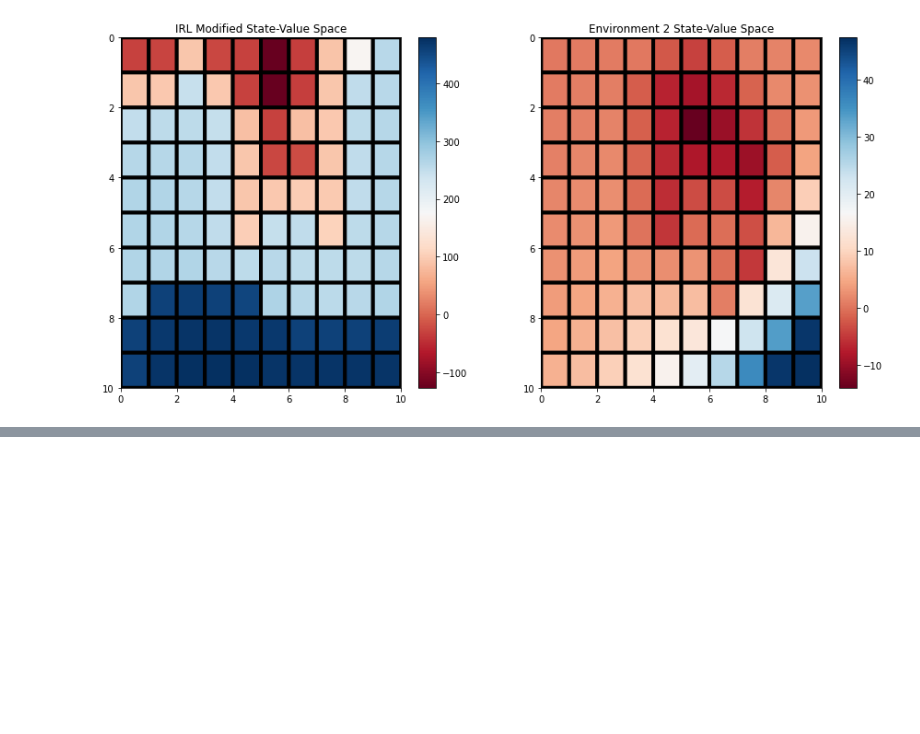
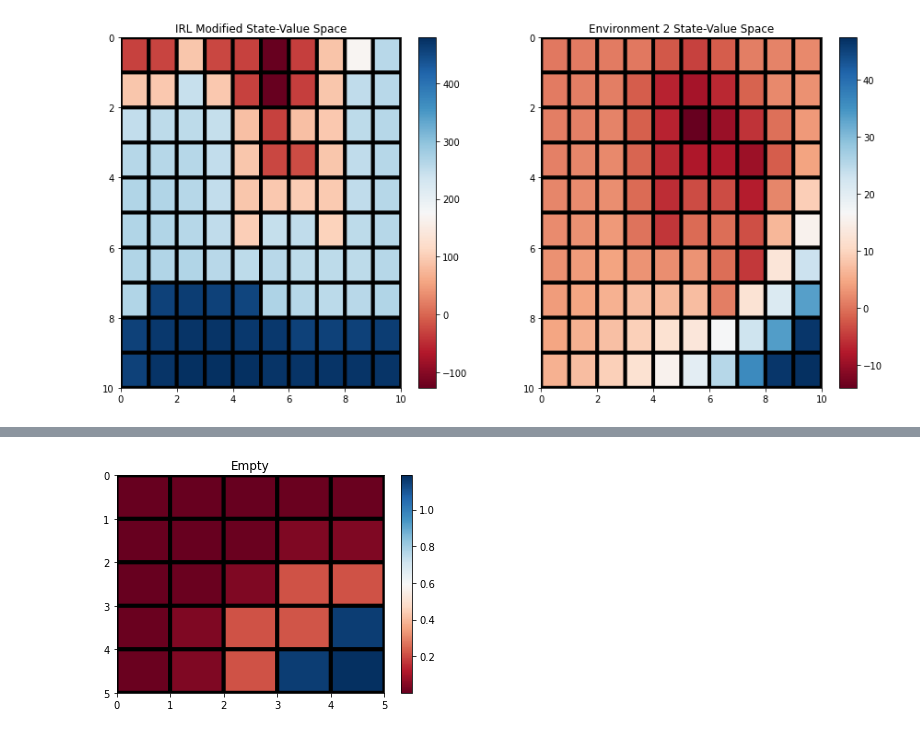
Before and after one commit to mlpotter/ECENGR232E-80, a Jupyter notebook: project_3/project3_MLP.ipynb, the cells around one changed output, grey strips where cells are left out. Saved outputs shown, nothing was run; the diff lists cells and outputs as text; code cells hidden in the pictures; blank space fills up the shorter version.

```diff
--- a/project_3/project3_MLP.ipynb
+++ b/project_3/project3_MLP.ipynb
@@ -671,0 +699,7 @@ create_heatmap(V2,'Environment 2 State-Value Space')
+# %%
+environment_IRL = RL_environment(f.state_space,R_IRL,4,w)
+value_IRL,policy_IRL = value_iteration(environment_IRL,threshold,.2)
+# %%
+create_heatmap(value_IRL)
+# %% [output]
+[figure, added]
```
Also changed, not shown: parts of 15 cells of this notebook.
